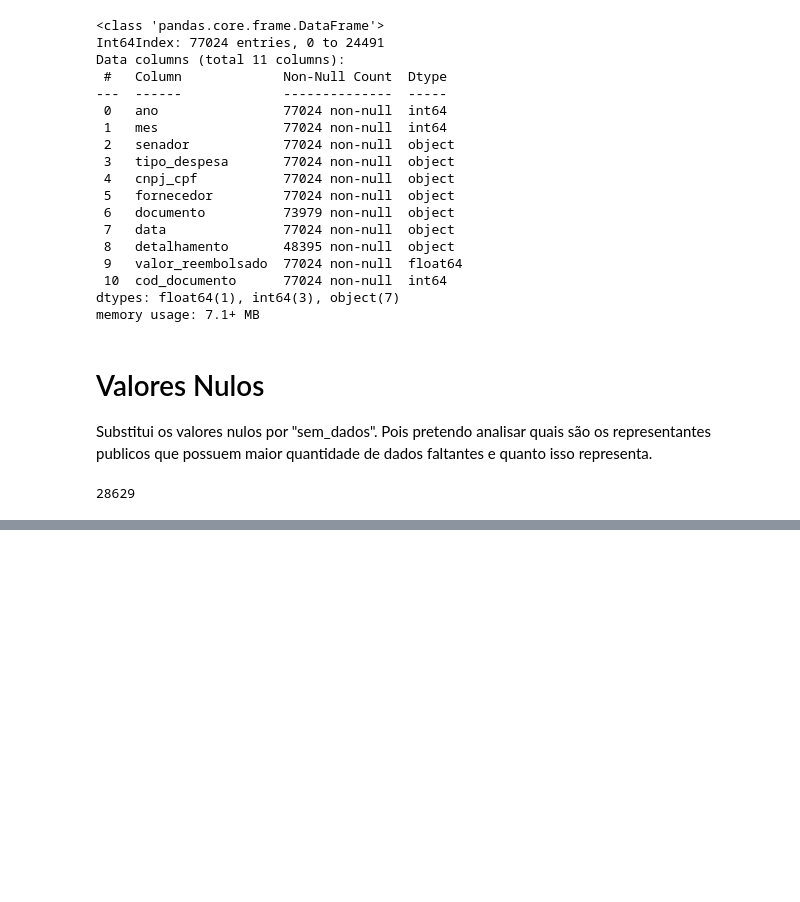
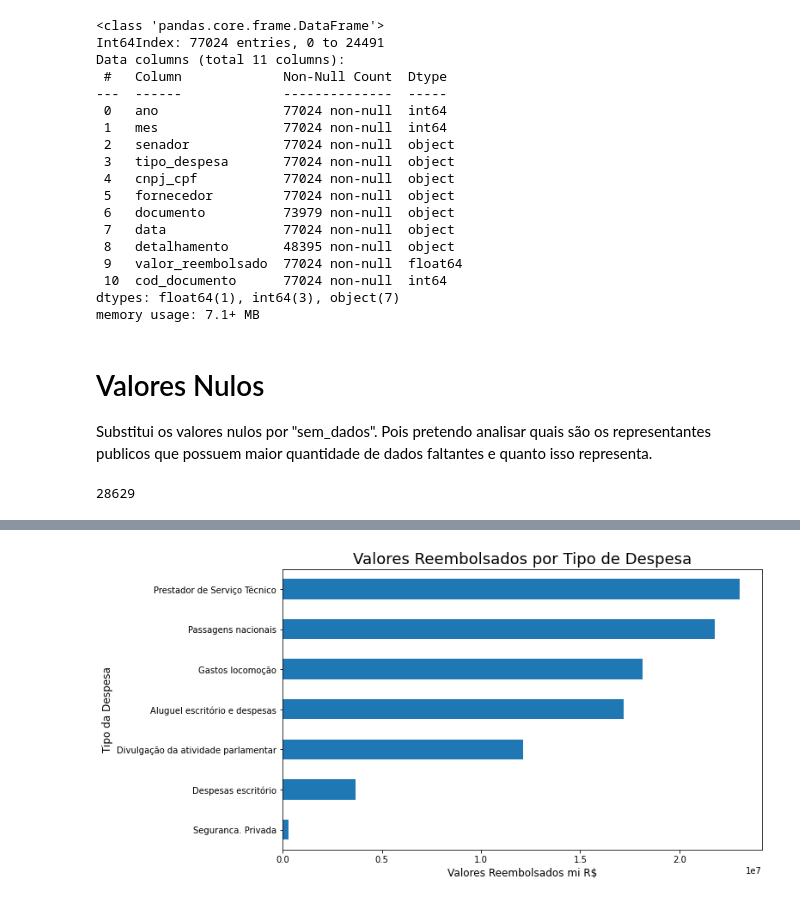
Before and after one commit to rodrigo-fernandes092/despesas_ceaps, a Jupyter notebook: Despesas_Ceaps_2022_2018.ipynb, the cells around one changed output, grey strips where cells are left out. Drawn from its saved outputs; the diff is of its cells as text; code cells hidden in the pictures; blank space fills up the shorter version.

```diff
--- a/Despesas_Ceaps_2022_2018.ipynb
+++ b/Despesas_Ceaps_2022_2018.ipynb
@@ -271,0 +262,6 @@ plt.show();
+# %%
+desp_cat = ceaps
+
+desp_cat = desp_cat.drop(columns=(['mes',  'cnpj_cpf', 'fornecedor',
+       'documento', 'data', 'detalhamento','cod_documento']), axis=1)
+desp_cat.head()
@@ -271,0 +290,18 @@ plt.show();
+# %%
+desp_cat.tipo_despesa.replace({'Aluguel de imóveis para escritório político, compreendendo despesas concernentes a eles.':"Aluguel escritório e despesas",
+       'Divulgação da atividade parlamentar': "Divulgação da atividade parlamentar",
+       'Passagens aéreas, aquáticas e terrestres nacionais': "Passagens nacionais",
+       'Locomoção, hospedagem, alimentação, combustíveis e lubrificantes': "Gastos locomoção",
+       'Contratação de consultorias, assessorias, pesquisas, trabalhos técnicos e outros serviços de apoio ao exercício do mandato parlamentar': "Prestador de Serviço Técnico",
+       'Aquisição de material de consumo para uso no escritório político, inclusive aquisição ou locação de software, despesas postais, aquisição de publicações, locação de móveis e de equipamentos. ': "Despesas escritório",
+       'Serviços de Segurança Privada': "Seguranca. Privada"},inplace=True)
+# %%
+plt.rcParams["figure.figsize"]= (10,6)
+desp_cat.groupby('tipo_despesa')['valor_reembolsado'].sum().sort_values(ascending=True).plot.barh();
+plt.ylabel('Tipo da Despesa',size=12)
+plt.xticks(size=10)
+plt.yticks(size=10)
+plt.xlabel('Valores Reembolsados mi R$',size=12)
+plt.title('Valores Reembolsados por Tipo de Despesa',fontsize=18);
+# %% [output]
+[figure, added]
```
Also changed, not shown: parts of 11 cells of this notebook.
